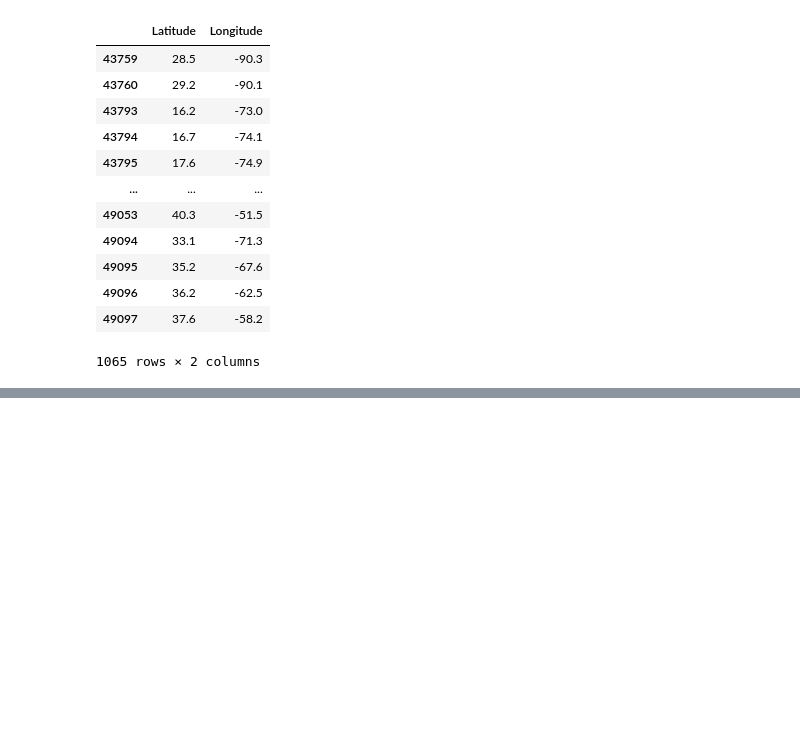
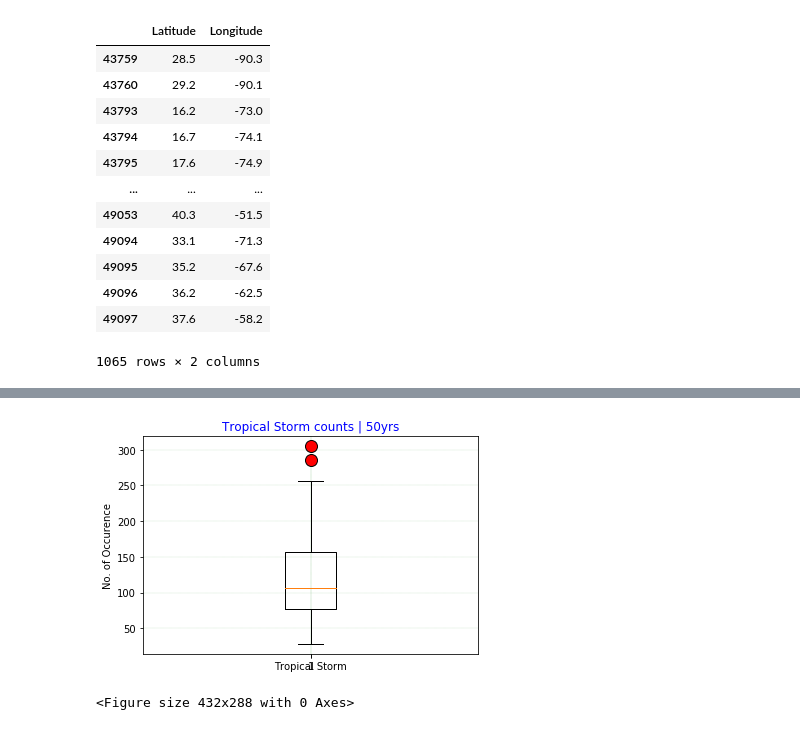
Before and after one commit to henryle-n/Hurricane-History-Analysis, a Jupyter notebook: HLe_Work.ipynb, the cells around one changed output, grey strips where cells are left out. Saved outputs shown, nothing was run; the diff lists cells and outputs as text; code cells hidden in the pictures; blank space fills up the shorter version.

```diff
--- a/HLe_Work.ipynb
+++ b/HLe_Work.ipynb
@@ -264,0 +318,19 @@ fig1.savefig("Boxplot_HrCnt")
+# %%
+# Generate a box plot for all 5 storm categories
+
+plt.title('Tropical Storm counts | 50yrs', color='blue') # chart main title
+plt.xticks([1], ['Tropical Storm']) # setting x-axis label
+plt.ylabel('No. of Occurence') # setting y-axis label
+TS_y_axis = y_axis
+
+# format outliers to show them clearer in the boxplot, assigned red color as fill
+outlier_format = dict(marker='o', markerfacecolor='r', markersize = 12, markeredgecolor = 'k', linestyle='none')
+
+# plot data on the box plot with formatted outliers
+plt.boxplot(TS_y_axis, flierprops = outlier_format)
+plt.grid(color='g', linestyle='--', linewidth=0.1)
+plt.show()
+plt.savefig("Boxplot_TrpStm_50yrs")
+# %% [output]
+[figure, added]
+<Figure size 432x288 with 0 Axes>
```
Also changed, not shown: parts of 7 cells of this notebook, 5 other files.
